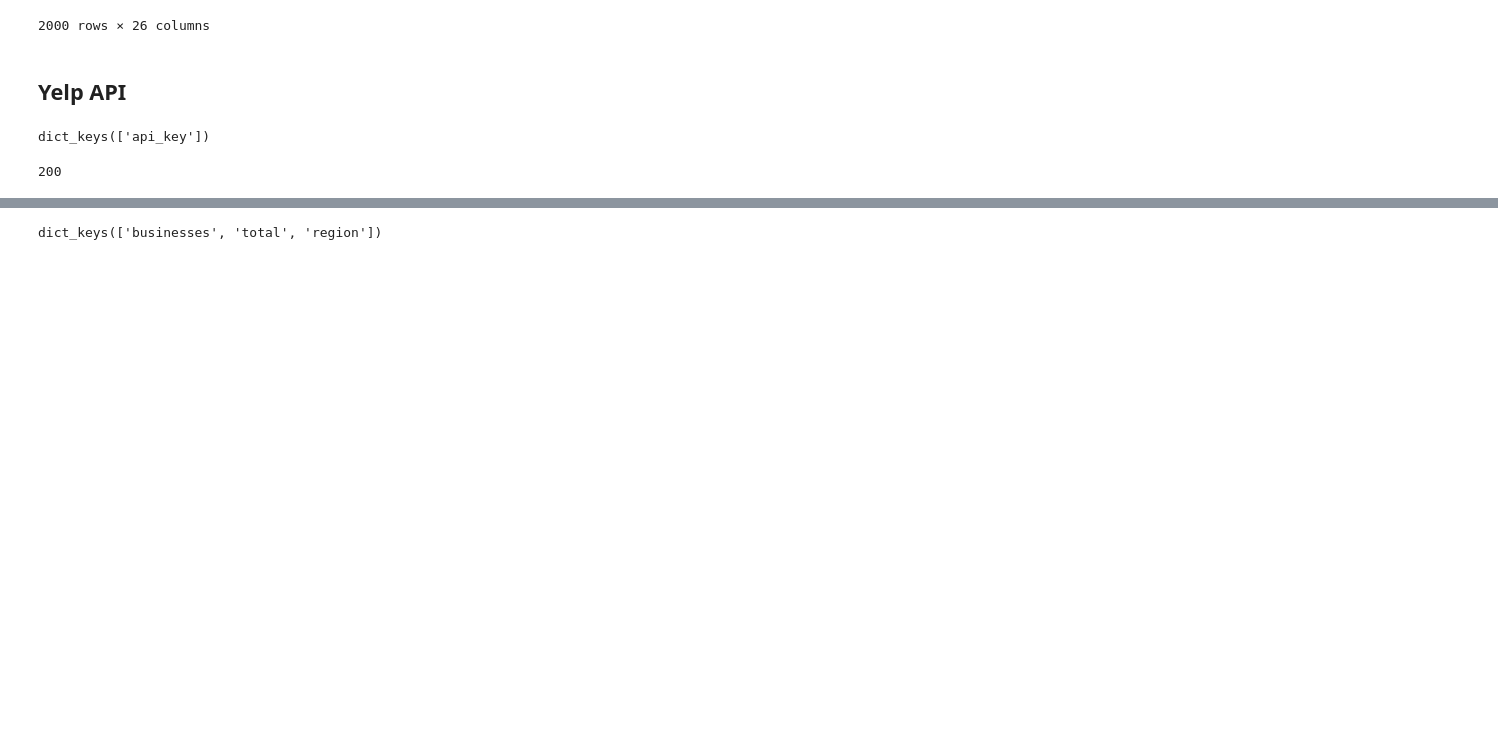
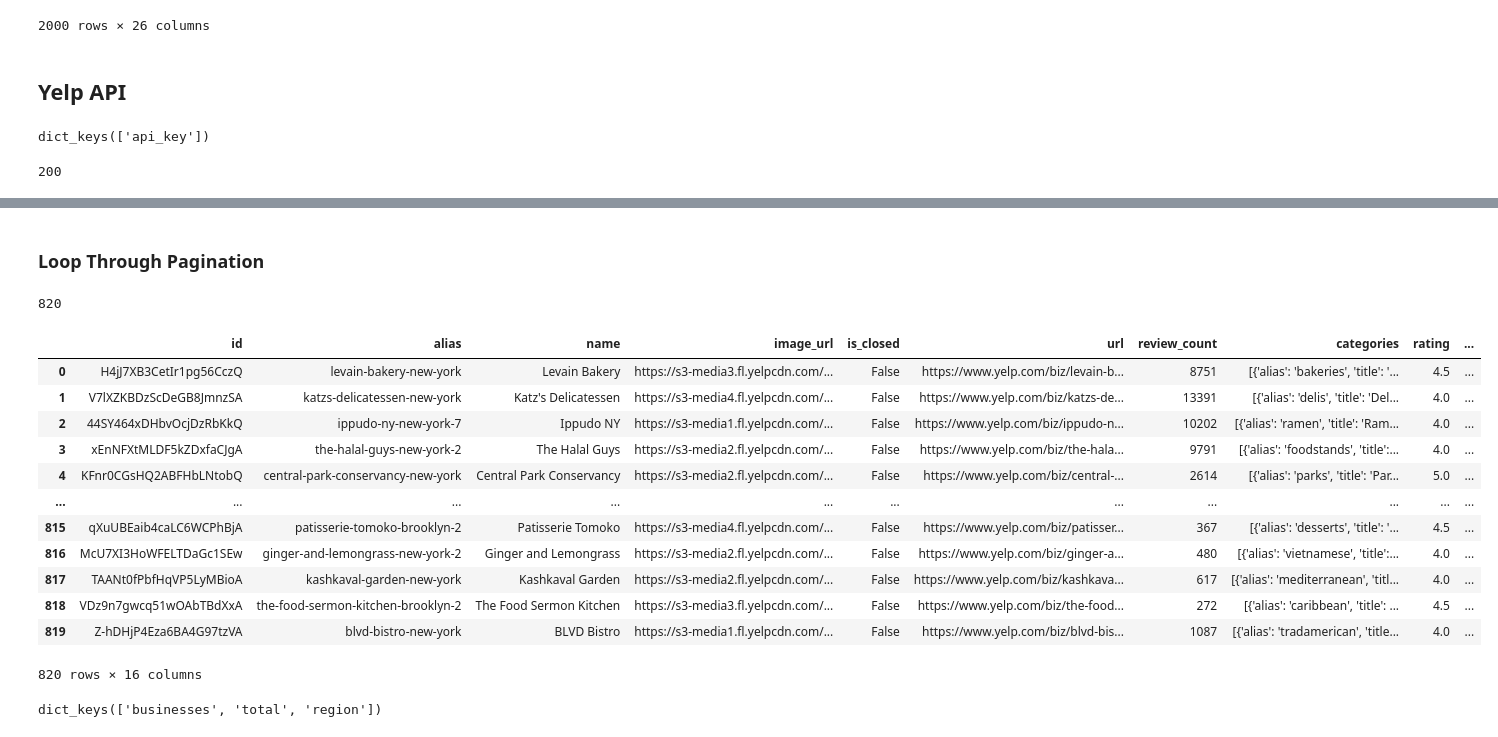
Before and after one commit to rcauvy/predicting-nyc-health-violations-with-nlp, a Jupyter notebook: Predicting NYC Health Violations.ipynb, the cells around one changed output, grey strips where cells are left out. Cells and saved outputs as stored; diff of their text form; code cells hidden in the pictures; blank space fills up the shorter version.

Commit message:
Yelp API

```diff
--- a/Predicting NYC Health Violations.ipynb
+++ b/Predicting NYC Health Violations.ipynb
@@ -180,3 +180,29 @@ response = requests.get(url, headers=headers, params=url_params)
 print(response.status_code)
 # %% [output]
 200
+# %%
+# Functionize the Yelp API call
+def get_results(location, SEARCH_LIMIT=20,
+                url='https://api.yelp.com/v3/businesses/search',
+                cred=None,fpath='/Users/Rob/.secret/yelp_api.json',
+                offset=0):
+
+
+    if cred is None:
+
+        with open(fpath) as f:
+            cred = json.load(f)
+
+    headers = {
+        'Authorization': 'Bearer ' + cred['api_key']
+    }
+
+    url_params = {
+        'limit': SEARCH_LIMIT,
+        'location' : location,
+        'offset': offset
+    }
+
+
+    response = requests.get(url, headers=headers, params=url_params)
+    return response.json()
@@ -183 +223,39 @@ print(response.status_code)
+# %% [markdown]
+### Loop Through Pagination
+# %%
+offset=0
+response = get_results('NYC',offset=offset)
+n_per_page = len(response['businesses'])
+total_result = response['total']
+
+results = response['businesses']
+
+while offset < total_result:
+    offset+=n_per_page
+    res = get_results('NYC',offset=offset)
+    results.extend(res['businesses'])
+results[:5]
+# %%
+len(results)
+# %% [output]
+820
+# %%
+df = pd.DataFrame(results)
+df.to_csv('yelp_results.csv',index=False)
+df = pd.read_csv('yelp_results.csv')
+df
+# %% [output]
+|  | id | alias | name | image_url | is_closed | url | review_count | categories | rating | ... |
+| 0 | H4jJ7XB3CetIr1pg56CczQ | levain-bakery-new-york | Levain Bakery | https://s3-media3.fl.yelpcdn.com/... | False | https://www.yelp.com/biz/levain-b... | 8751 | [{'alias': 'bakeries', 'title': '... | 4.5 | ... |
+| 1 | V7lXZKBDzScDeGB8JmnzSA | katzs-delicatessen-new-york | Katz's Delicatessen | https://s3-media4.fl.yelpcdn.com/... | False | https://www.yelp.com/biz/katzs-de... | 13391 | [{'alias': 'delis', 'title': 'Del... | 4.0 | ... |
+| 2 | 44SY464xDHbvOcjDzRbKkQ | ippudo-ny-new-york-7 | Ippudo NY | https://s3-media1.fl.yelpcdn.com/... | False | https://www.yelp.com/biz/ippudo-n... | 10202 | [{'alias': 'ramen', 'title': 'Ram... | 4.0 | ... |
+| 3 | xEnNFXtMLDF5kZDxfaCJgA | the-halal-guys-new-york-2 | The Halal Guys | https://s3-media2.fl.yelpcdn.com/... | False | https://www.yelp.com/biz/the-hala... | 9791 | [{'alias': 'foodstands', 'title':... | 4.0 | ... |
+| 4 | KFnr0CGsHQ2ABFHbLNtobQ | central-park-conservancy-new-york | Central Park Conservancy | https://s3-media2.fl.yelpcdn.com/... | False | https://www.yelp.com/biz/central-... | 2614 | [{'alias': 'parks', 'title': 'Par... | 5.0 | ... |
+| ... | ... | ... | ... | ... | ... | ... | ... | ... | ... | ... |
+| 815 | qXuUBEaib4caLC6WCPhBjA | patisserie-tomoko-brooklyn-2 | Patisserie Tomoko | https://s3-media4.fl.yelpcdn.com/... | False | https://www.yelp.com/biz/patisser... | 367 | [{'alias': 'desserts', 'title': '... | 4.5 | ... |
+| 816 | McU7XI3HoWFELTDaGc1SEw | ginger-and-lemongrass-new-york-2 | Ginger and Lemongrass | https://s3-media2.fl.yelpcdn.com/... | False | https://www.yelp.com/biz/ginger-a... | 480 | [{'alias': 'vietnamese', 'title':... | 4.0 | ... |
+| 817 | TAANt0fPbfHqVP5LyMBioA | kashkaval-garden-new-york | Kashkaval Garden | https://s3-media2.fl.yelpcdn.com/... | False | https://www.yelp.com/biz/kashkava... | 617 | [{'alias': 'mediterranean', 'titl... | 4.0 | ... |
+| 818 | VDz9n7gwcq51wOAbTBdXxA | the-food-sermon-kitchen-brooklyn-2 | The Food Sermon Kitchen | https://s3-media3.fl.yelpcdn.com/... | False | https://www.yelp.com/biz/the-food... | 272 | [{'alias': 'caribbean', 'title': ... | 4.5 | ... |
+| 819 | Z-hDHjP4Eza6BA4G97tzVA | blvd-bistro-new-york | BLVD Bistro | https://s3-media1.fl.yelpcdn.com/... | False | https://www.yelp.com/biz/blvd-bis... | 1087 | [{'alias': 'tradamerican', 'title... | 4.0 | ... |
+820 rows × 16 columns
 # %%
```
Also changed, not shown: parts of 9 cells of this notebook, 1 other file.
